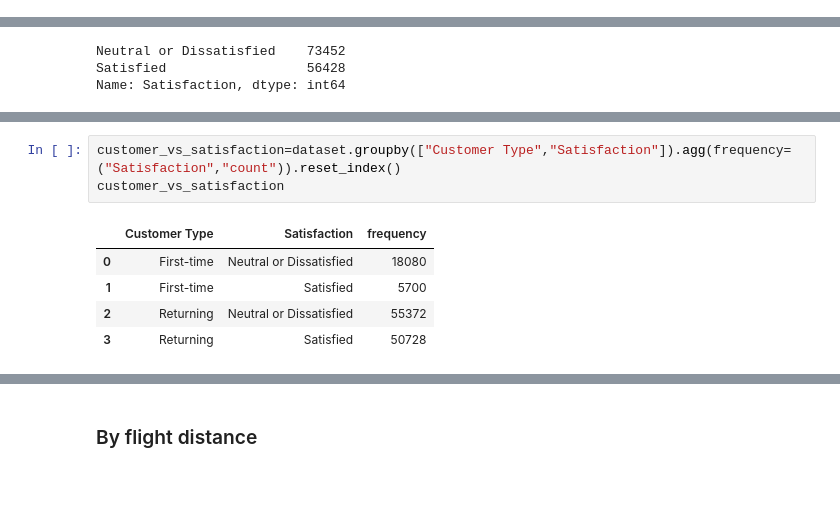
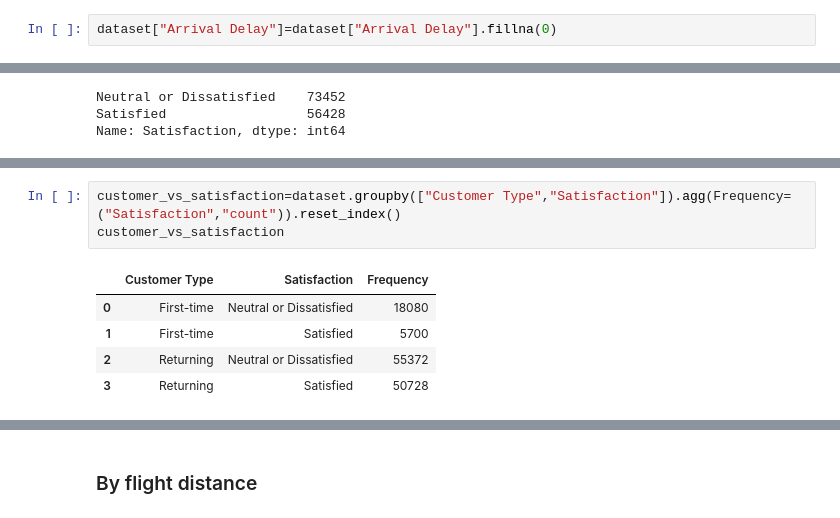
Before and after one commit to ehetshamshaukat/Airline-Passenger-Satisfaction, a Jupyter notebook: airline-passenger-satisfaction.ipynb, the cells around one changed output, grey strips where cells are left out. Drawn from its saved outputs; the diff is of its cells as text; blank space fills up the shorter version.

Commit message:
Kaggle Notebook | Airline Passenger Satisfaction | Version 3

```diff
--- a/airline-passenger-satisfaction.ipynb
+++ b/airline-passenger-satisfaction.ipynb
@@ -108,3 +134,5 @@ Text(0.5, 1.0, 'Corelation between features')
+# %%
+dataset["Arrival Delay"]=dataset["Arrival Delay"].fillna(0)
 # %%
 dataset.isna().sum()
 # %% [output]
@@ -320,8 +347,8 @@ offline.iplot(fig)
 # %%
-customer_vs_satisfaction=dataset.groupby(["Customer Type","Satisfaction"]).agg(frequency=("Satisfaction","count")).reset_index()
+customer_vs_satisfaction=dataset.groupby(["Customer Type","Satisfaction"]).agg(Frequency=("Satisfaction","count")).reset_index()
 customer_vs_satisfaction
 # %% [output]
-|  | Customer Type | Satisfaction | frequency |
+|  | Customer Type | Satisfaction | Frequency |
 | 0 | First-time | Neutral or Dissatisfied | 18080 |
 | 1 | First-time | Satisfied | 5700 |
 | 2 | Returning | Neutral or Dissatisfied | 55372 |
```
Also changed, not shown: parts of 39 cells of this notebook.
